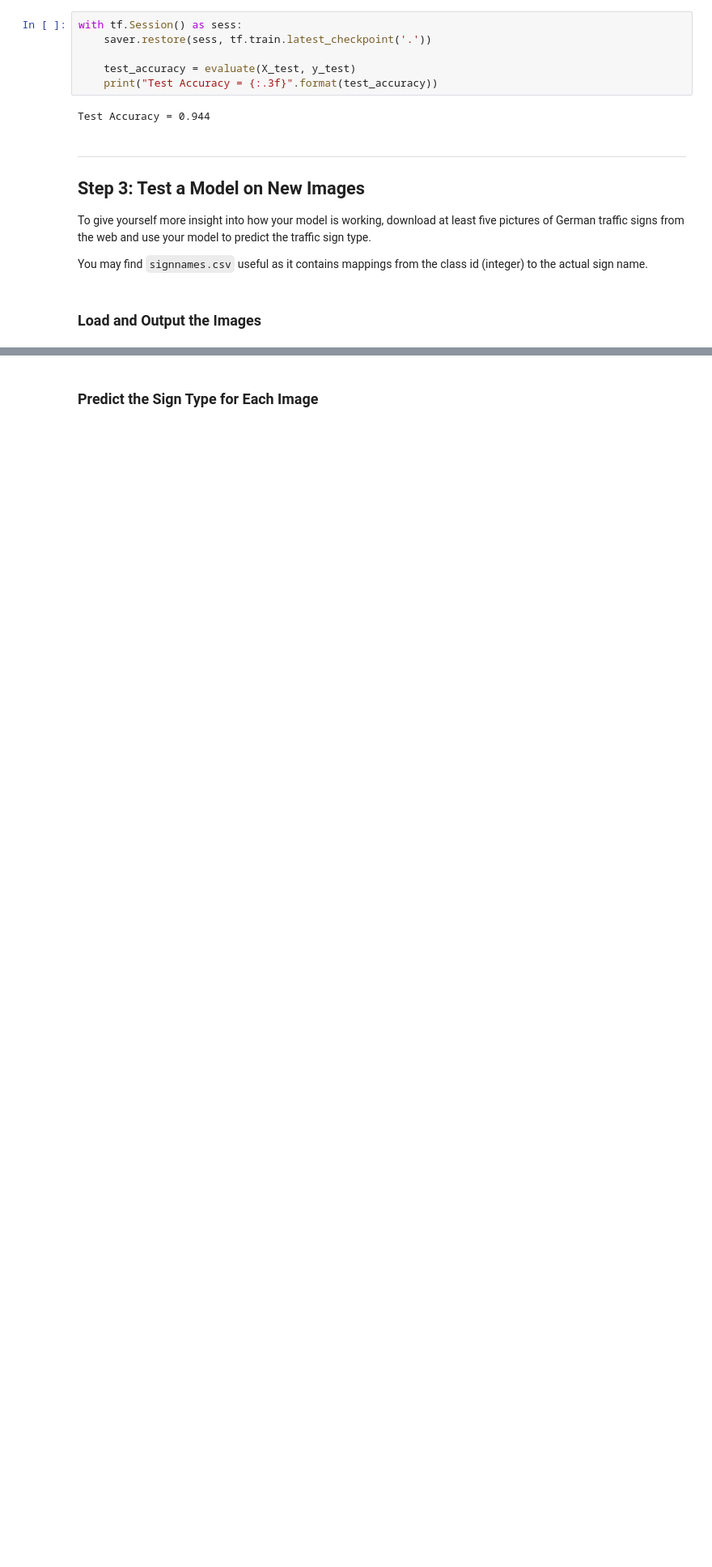
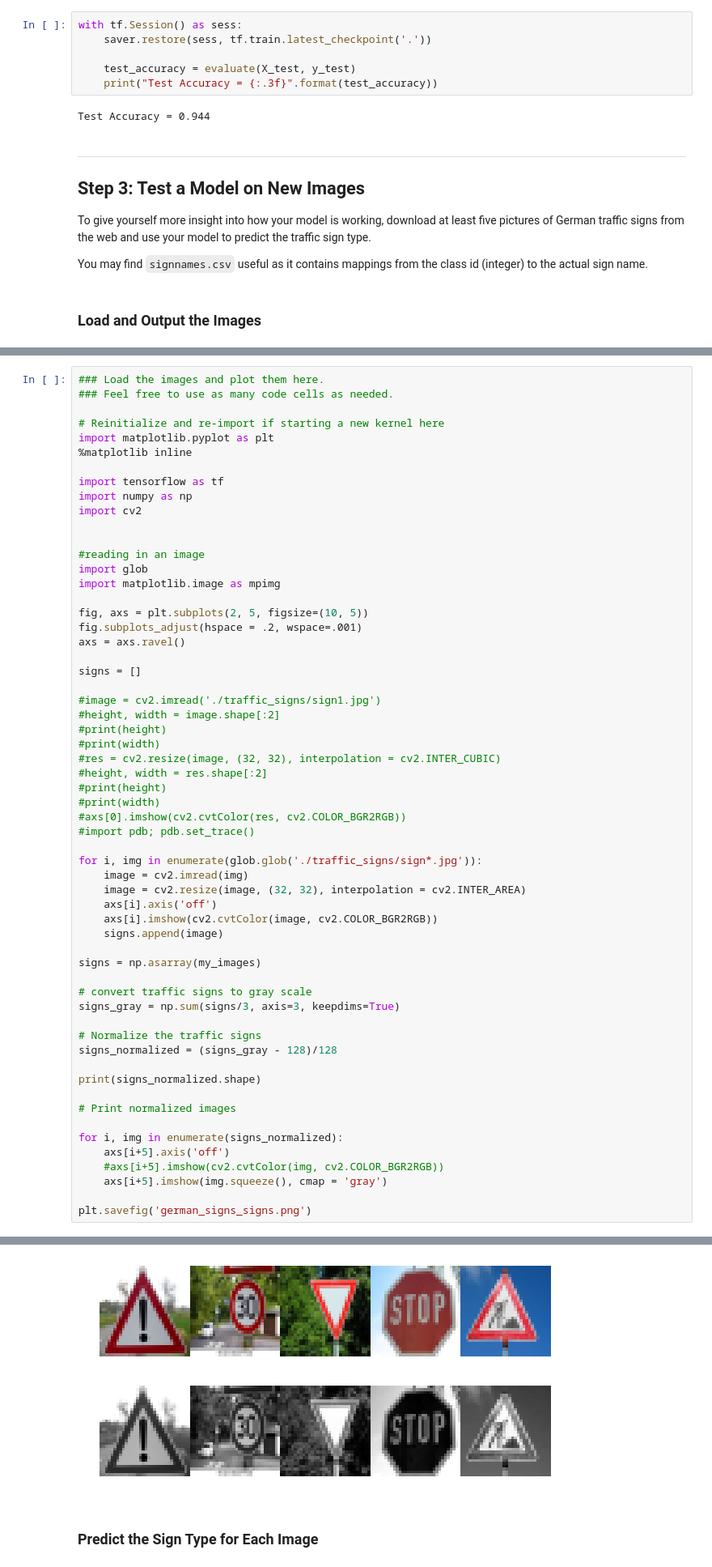
Before and after one commit to fjp/CarND-Traffic-Sign-Classifier-P2, a Jupyter notebook: Traffic_Sign_Classifier.ipynb, the cells around one changed output, grey strips where cells are left out. Shown: that part at 81% size. Saved outputs shown, nothing was run; the diff lists cells and outputs as text; blank space fills up the shorter version.

```diff
--- a/Traffic_Sign_Classifier.ipynb
+++ b/Traffic_Sign_Classifier.ipynb
@@ -483,0 +523,60 @@ You may find `signnames.csv` useful as it contains mappings from the class id (i
+# %%
+### Load the images and plot them here.
+### Feel free to use as many code cells as needed.
+
+# Reinitialize and re-import if starting a new kernel here
+import matplotlib.pyplot as plt
+%matplotlib inline
+
+import tensorflow as tf
+import numpy as np
+import cv2
+
+
+#reading in an image
+import glob
+import matplotlib.image as mpimg
+
+fig, axs = plt.subplots(2, 5, figsize=(10, 5))
+fig.subplots_adjust(hspace = .2, wspace=.001)
+axs = axs.ravel()
+
+signs = []
+
+#image = cv2.imread('./traffic_signs/sign1.jpg')
+#height, width = image.shape[:2]
+#print(height)
+#print(width)
+#res = cv2.resize(image, (32, 32), interpolation = cv2.INTER_CUBIC)
+#height, width = res.shape[:2]
+#print(height)
+#print(width)
+#axs[0].imshow(cv2.cvtColor(res, cv2.COLOR_BGR2RGB))
+#import pdb; pdb.set_trace()
+
+for i, img in enumerate(glob.glob('./traffic_signs/sign*.jpg')):
+    image = cv2.imread(img)
+    image = cv2.resize(image, (32, 32), interpolation = cv2.INTER_AREA)
+    axs[i].axis('off')
+    axs[i].imshow(cv2.cvtColor(image, cv2.COLOR_BGR2RGB))
+    signs.append(image)
+
+signs = np.asarray(my_images)
+
+# convert traffic signs to gray scale
+signs_gray = np.sum(signs/3, axis=3, keepdims=True)
+
+# Normalize the traffic signs
+signs_normalized = (signs_gray - 128)/128
+
+print(signs_normalized.shape)
+
+# Print normalized images
+
+for i, img in enumerate(signs_normalized):
+    axs[i+5].axis('off')
+    #axs[i+5].imshow(cv2.cvtColor(img, cv2.COLOR_BGR2RGB))
+    axs[i+5].imshow(img.squeeze(), cmap = 'gray')
+
+plt.savefig('german_signs_signs.png')
+# %% [output]
@@ -484,3 +584,4 @@ You may find `signnames.csv` useful as it contains mappings from the class id (i
+[figure, added]
 # %% [markdown]
 ### Predict the Sign Type for Each Image
 # %%
```
Also changed, not shown: parts of 11 cells of this notebook, 1 other file.
